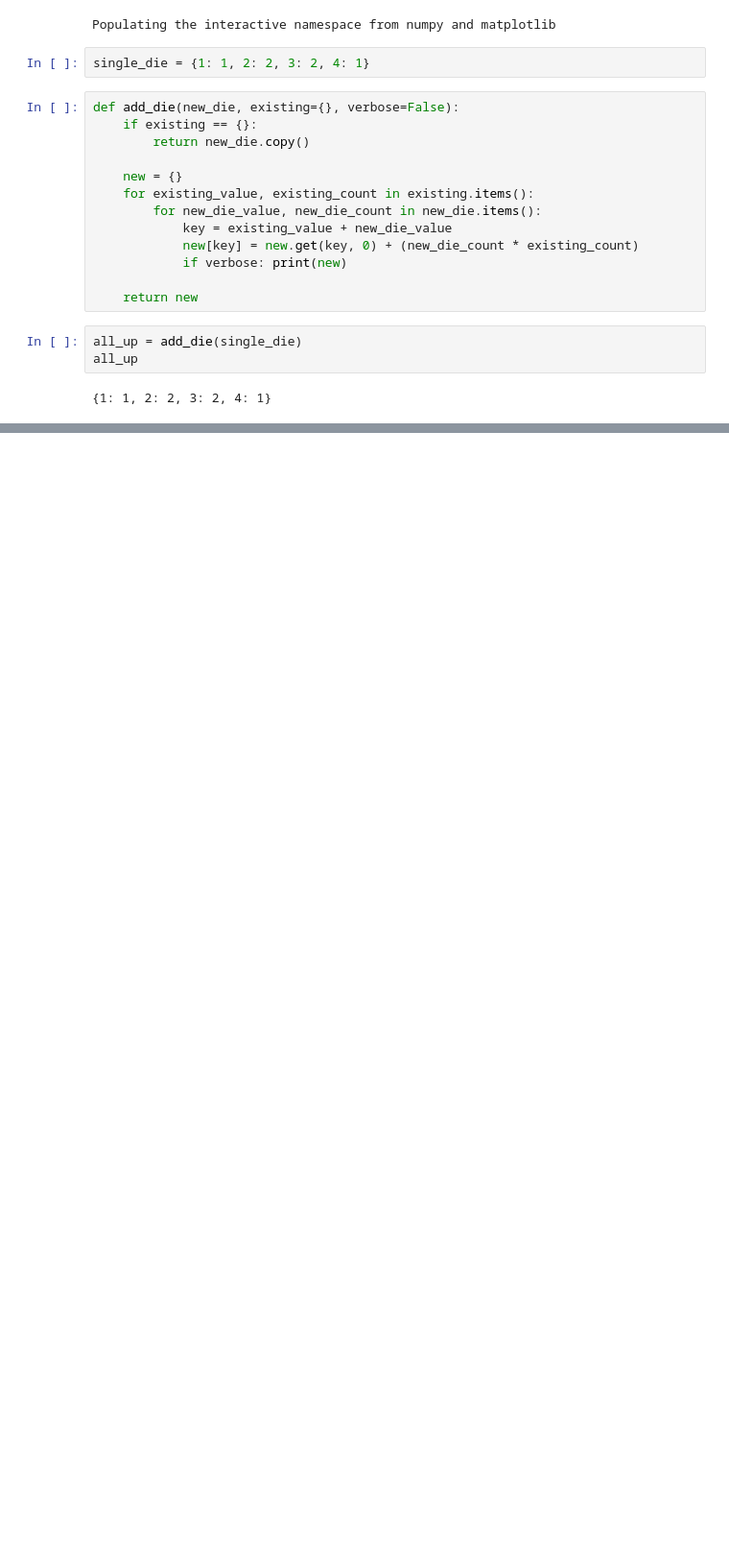
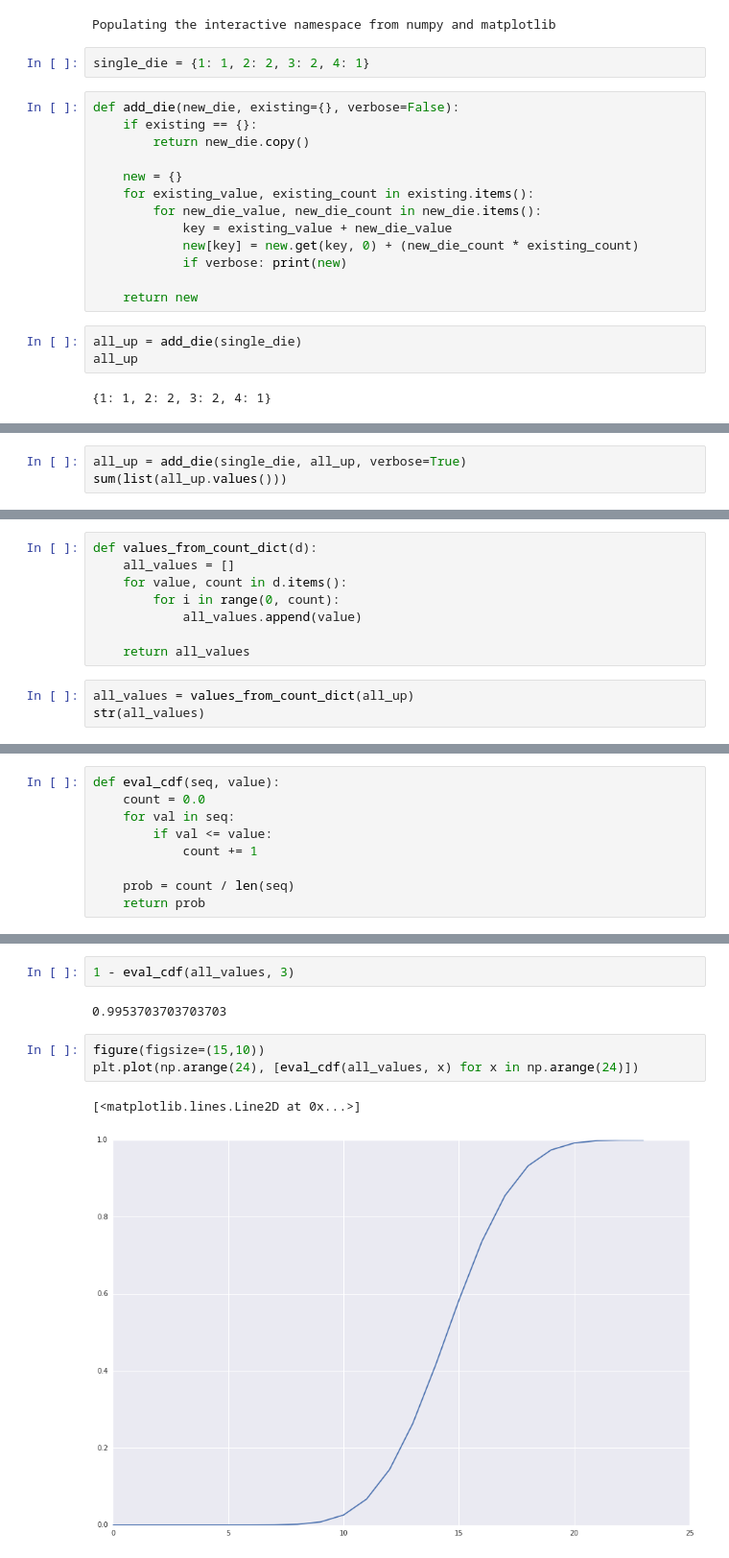
Before and after one commit to aenfield/random, a Jupyter notebook: DiceFrequency.ipynb, the cells around one changed output, grey strips where cells are left out. Shown at 96% size. Cells and saved outputs as stored; diff of their text form; blank space fills up the shorter version.

Commit message:
Added CDF function and started playing around w/ plotting.

```diff
--- a/DiceFrequency.ipynb
+++ b/DiceFrequency.ipynb
@@ -83,0 +113,3 @@ np.histogram?
+# %%
+all_up = add_die(single_die, all_up, verbose=True)
+sum(list(all_up.values()))
@@ -83,0 +135,11 @@ np.histogram?
+# %%
+def values_from_count_dict(d):
+    all_values = []
+    for value, count in d.items():
+        for i in range(0, count):
+            all_values.append(value)
+
+    return all_values
+# %%
+all_values = values_from_count_dict(all_up)
+str(all_values)
@@ -83,0 +148,9 @@ np.histogram?
+# %%
+def eval_cdf(seq, value):
+    count = 0.0
+    for val in seq:
+        if val <= value:
+            count += 1
+
+    prob = count / len(seq)
+    return prob
@@ -83,0 +173,10 @@ np.histogram?
+# %%
+1 - eval_cdf(all_values, 3)
+# %% [output]
+0.9953703703703703
+# %%
+figure(figsize=(15,10))
+plt.plot(np.arange(24), [eval_cdf(all_values, x) for x in np.arange(24)])
+# %% [output]
+[<matplotlib.lines.Line2D at 0x...>]
+[figure, added]
```
Also changed, not shown: parts of 17 cells of this notebook.
